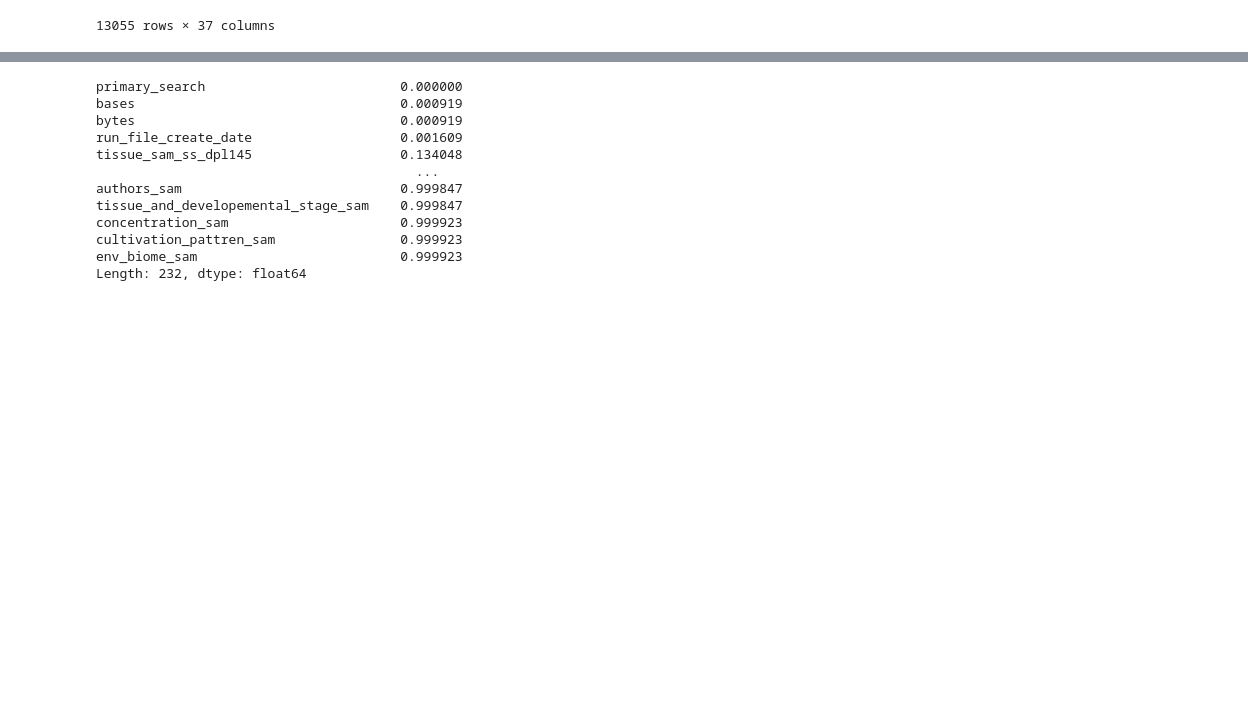
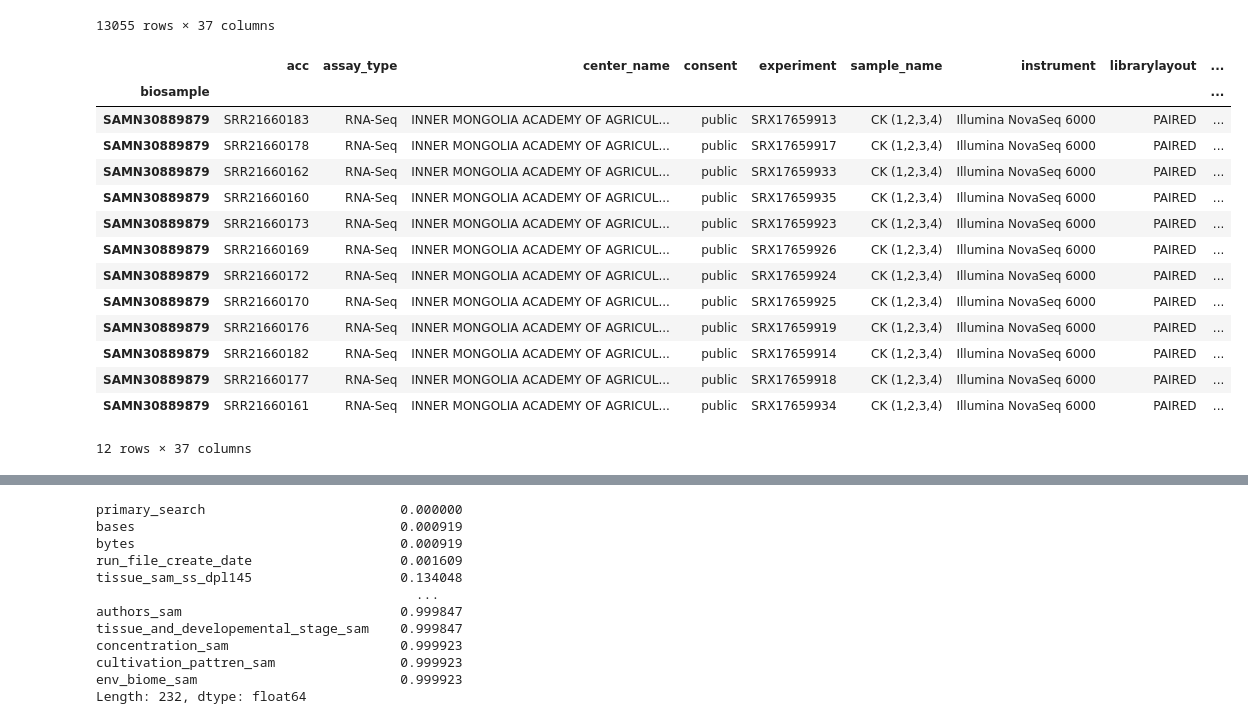
Before and after one commit to freire-guido/soy-biomarkers, a Jupyter notebook: accession/joined.ipynb, the cells around one changed output, grey strips where cells are left out. Drawn from its saved outputs; the diff is of its cells as text; code cells hidden in the pictures; blank space fills up the shorter version.

```diff
--- a/accession/joined.ipynb
+++ b/accession/joined.ipynb
@@ -23,4 +23,22 @@ acc
 | SAMN07202264 | SRR5655591 | RNA-Seq | GEO | public | SRX2892180 | GSM2651534 | Illumina HiSeq 2500 | PAIRED | ... |
 | SAMN09716352 | SRR7592877 | RNA-Seq | GEO | public | SRX4457873 | GSM3306085 | Illumina HiSeq 4000 | SINGLE | ... |
 13055 rows × 37 columns
+# %%
+acc.loc['SAMN30889879']
+# %% [output]
+|  | acc | assay_type | center_name | consent | experiment | sample_name | instrument | librarylayout | ... |
+| biosample |  |  |  |  |  |  |  |  | ... |
+| SAMN30889879 | SRR21660183 | RNA-Seq | INNER MONGOLIA ACADEMY OF AGRICUL... | public | SRX17659913 | CK (1,2,3,4) | Illumina NovaSeq 6000 | PAIRED | ... |
+| SAMN30889879 | SRR21660178 | RNA-Seq | INNER MONGOLIA ACADEMY OF AGRICUL... | public | SRX17659917 | CK (1,2,3,4) | Illumina NovaSeq 6000 | PAIRED | ... |
+| SAMN30889879 | SRR21660162 | RNA-Seq | INNER MONGOLIA ACADEMY OF AGRICUL... | public | SRX17659933 | CK (1,2,3,4) | Illumina NovaSeq 6000 | PAIRED | ... |
+| SAMN30889879 | SRR21660160 | RNA-Seq | INNER MONGOLIA ACADEMY OF AGRICUL... | public | SRX17659935 | CK (1,2,3,4) | Illumina NovaSeq 6000 | PAIRED | ... |
+| SAMN30889879 | SRR21660173 | RNA-Seq | INNER MONGOLIA ACADEMY OF AGRICUL... | public | SRX17659923 | CK (1,2,3,4) | Illumina NovaSeq 6000 | PAIRED | ... |
+| SAMN30889879 | SRR21660169 | RNA-Seq | INNER MONGOLIA ACADEMY OF AGRICUL... | public | SRX17659926 | CK (1,2,3,4) | Illumina NovaSeq 6000 | PAIRED | ... |
+| SAMN30889879 | SRR21660172 | RNA-Seq | INNER MONGOLIA ACADEMY OF AGRICUL... | public | SRX17659924 | CK (1,2,3,4) | Illumina NovaSeq 6000 | PAIRED | ... |
+| SAMN30889879 | SRR21660170 | RNA-Seq | INNER MONGOLIA ACADEMY OF AGRICUL... | public | SRX17659925 | CK (1,2,3,4) | Illumina NovaSeq 6000 | PAIRED | ... |
+| SAMN30889879 | SRR21660176 | RNA-Seq | INNER MONGOLIA ACADEMY OF AGRICUL... | public | SRX17659919 | CK (1,2,3,4) | Illumina NovaSeq 6000 | PAIRED | ... |
+| SAMN30889879 | SRR21660182 | RNA-Seq | INNER MONGOLIA ACADEMY OF AGRICUL... | public | SRX17659914 | CK (1,2,3,4) | Illumina NovaSeq 6000 | PAIRED | ... |
+| SAMN30889879 | SRR21660177 | RNA-Seq | INNER MONGOLIA ACADEMY OF AGRICUL... | public | SRX17659918 | CK (1,2,3,4) | Illumina NovaSeq 6000 | PAIRED | ... |
+| SAMN30889879 | SRR21660161 | RNA-Seq | INNER MONGOLIA ACADEMY OF AGRICUL... | public | SRX17659934 | CK (1,2,3,4) | Illumina NovaSeq 6000 | PAIRED | ... |
+12 rows × 37 columns
 # %%
```
Also changed, not shown: parts of 20 cells of this notebook, 2 other files.
